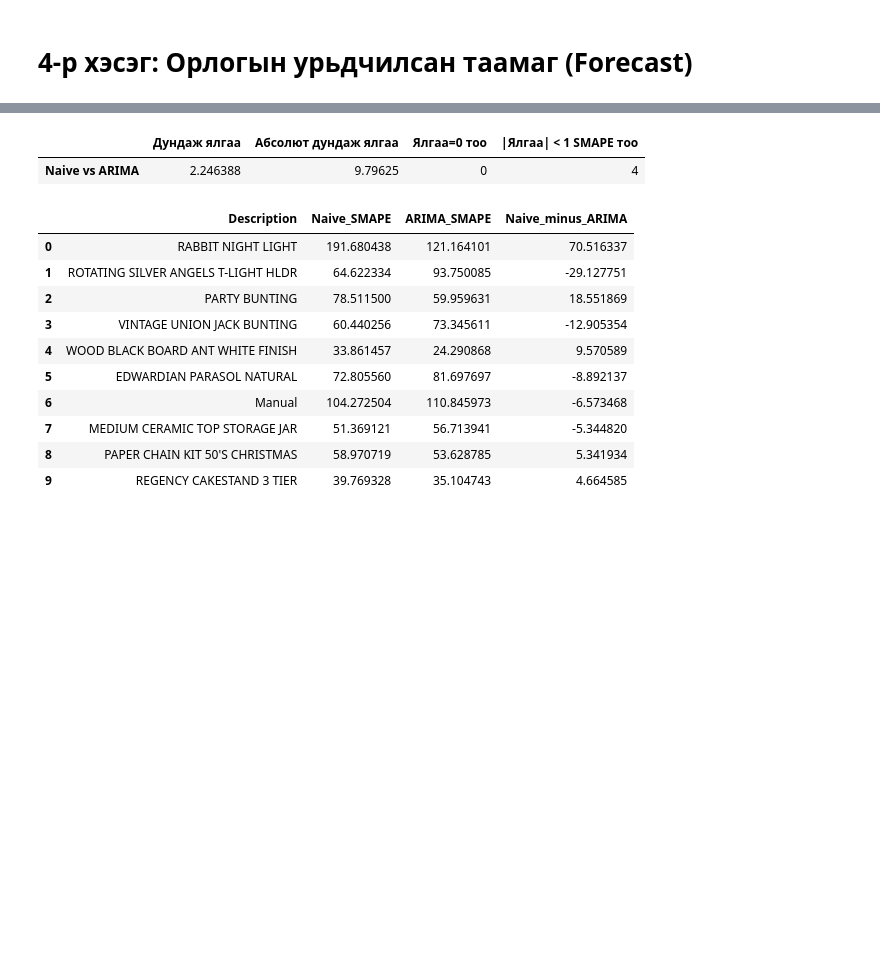
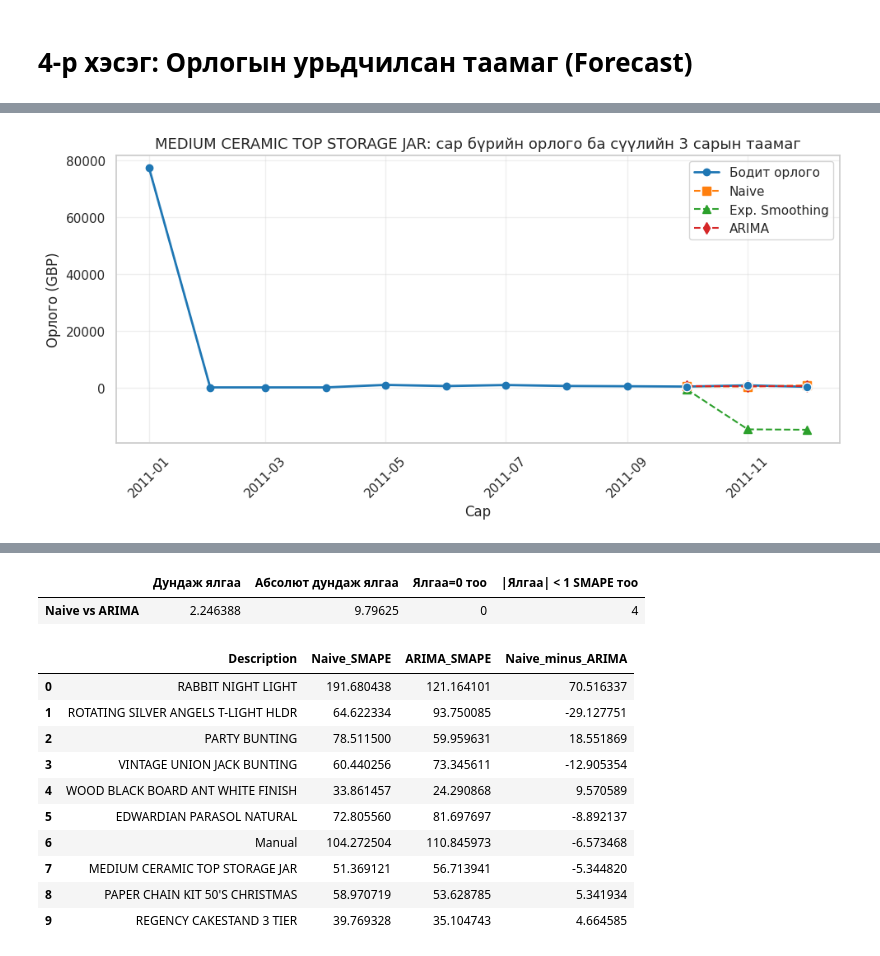
Before and after one commit to bokuwaitgel/mcs, a Jupyter notebook: mcs_task.ipynb, the cells around one changed output, grey strips where cells are left out. Cells and saved outputs as stored; diff of their text form; code cells hidden in the pictures; blank space fills up the shorter version.

```diff
--- a/mcs_task.ipynb
+++ b/mcs_task.ipynb
@@ -892,0 +914,67 @@ SMAPE тооцоолсон бүтээгдэхүүний тоо: 19
+# %%
+# MEDIUM CERAMIC TOP STORAGE JAR sale graph
+product_name = "MEDIUM CERAMIC TOP STORAGE JAR"
+series_full = ensure_monthly_series(monthly_top20, product_name)
+product_records = last3_df[last3_df["Description"] == product_name]
+
+if series_full.empty:
+    raise RuntimeError(f"{product_name} бүтээгдэхүүний сар бүрийн орлого олдсонгүй.")
+
+fig, ax = plt.subplots(figsize=(10, 5))
+
+ax.plot(
+    series_full.index,
+    series_full.values,
+    color="#1f77b4",
+    marker="o",
+    linewidth=2,
+    label="Бодит орлого",
+)
+
+if not product_records.empty:
+    month_points = product_records["Month"].unique()
+    actual_recent = (
+        product_records[["Month", "ActualRevenue"]]
+        .drop_duplicates(subset="Month")
+        .set_index("Month")
+        .loc[month_points]
+    )
+    ax.scatter(
+        actual_recent.index,
+        actual_recent["ActualRevenue"],
+        color="#1f77b4",
+        s=60,
+        edgecolor="white",
+        zorder=5,
+    )
+    for model_name, style in model_styles.items():
+        model_points = (
+            product_records[product_records["Model"] == model_name]
+            .set_index("Month")
+            .loc[month_points]
+        )
+        if model_points.empty:
+            continue
+        ax.plot(
+            model_points.index,
+            model_points["PredictedRevenue"],
+            linestyle="--",
+            linewidth=1.5,
+            marker=style["marker"],
+            color=style["color"],
+            markersize=7,
+            label=style["label"],
+        )
+else:
+    ax.text(0.5, 0.5, "Сүүлийн 3 сарын таамаг байхгүй", transform=ax.transAxes, ha="center", va="center")
+
+ax.set_title("MEDIUM CERAMIC TOP STORAGE JAR: сар бүрийн орлого ба сүүлийн 3 сарын таамаг", fontsize=13)
+ax.set_xlabel("Сар")
+ax.set_ylabel("Орлого (GBP)")
+ax.tick_params(axis="x", rotation=45)
+ax.grid(alpha=0.3)
+ax.legend(loc="upper right")
+plt.tight_layout()
+plt.show()
+# %% [output]
+[figure, added]
```
Also changed, not shown: parts of 14 cells of this notebook, 2 other files.
